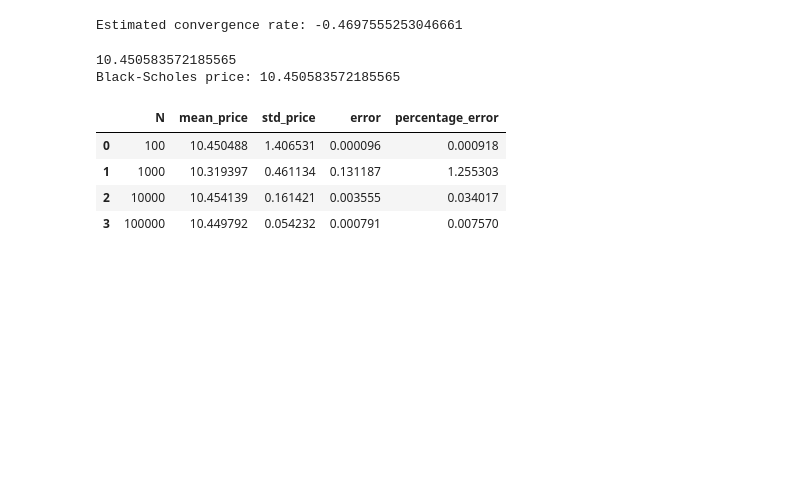
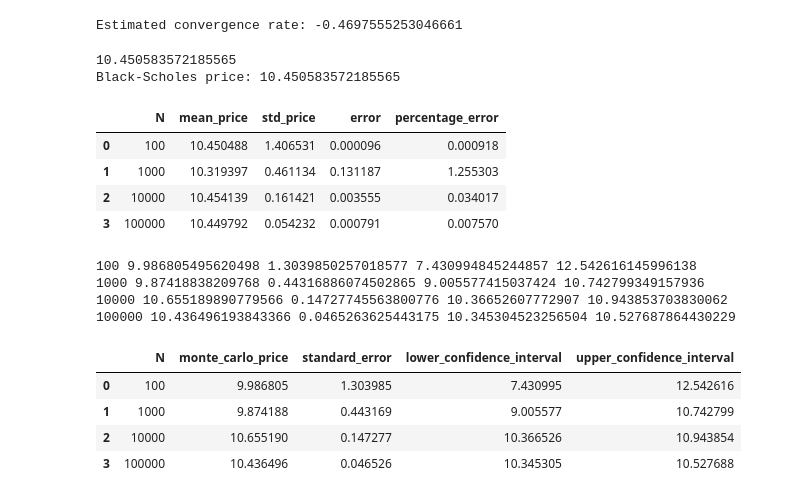
Before and after one commit to phil-C067/M-C-Option-Pricer, a Jupyter notebook: notebooks/01_convergence.ipynb, the cells around one changed output. Drawn from its saved outputs; the diff is of its cells as text; code cells hidden in the pictures; blank space fills up the shorter version.

```diff
--- a/notebooks/01_convergence.ipynb
+++ b/notebooks/01_convergence.ipynb
@@ -79,3 +79,37 @@ df
 | 1 | 1000 | 10.319397 | 0.461134 | 0.131187 | 1.255303 |
 | 2 | 10000 | 10.454139 | 0.161421 | 0.003555 | 0.034017 |
 | 3 | 100000 | 10.449792 | 0.054232 | 0.000791 | 0.007570 |
+# %%
+results_ci = []
+for N in [100,1000,10000,100000]:
+    Z=np.random.normal(0,1,N)
+    ST=S_0*np.exp((r-(sigma**2)/2)*T+sigma*np.sqrt(T)*Z)
+    payoff=np.maximum(0,ST-K)
+    payoff_mean=np.mean(payoff)
+    payoff_std=np.std(payoff,ddof=1)
+    prices=payoff_mean*np.exp(-r*T)
+    standard_error = np.exp(-r * T) * payoff_std / np.sqrt(N)
+    lower = prices - 1.96 * standard_error
+    upper = prices + 1.96 * standard_error
+    print(N,prices,standard_error,lower,upper)
+    results_ci.append({
+        "N": N,
+        "monte_carlo_price": prices,
+        "standard_error": standard_error,
+        "lower_confidence_interval": lower,
+        "upper_confidence_interval": upper
+    })
+# %% [output]
+100 9.986805495620498 1.3039850257018577 7.430994845244857 12.542616145996138
+1000 9.87418838209768 0.44316886074502865 9.005577415037424 10.742799349157936
+10000 10.655189890779566 0.14727745563800776 10.36652607772907 10.943853703830062
+100000 10.436496193843366 0.0465263625443175 10.345304523256504 10.527687864430229
+# %%
+df_ci = pd.DataFrame(results_ci)
+df_ci
+# %% [output]
+|  | N | monte_carlo_price | standard_error | lower_confidence_interval | upper_confidence_interval |
+| 0 | 100 | 9.986805 | 1.303985 | 7.430995 | 12.542616 |
+| 1 | 1000 | 9.874188 | 0.443169 | 9.005577 | 10.742799 |
+| 2 | 10000 | 10.655190 | 0.147277 | 10.366526 | 10.943854 |
+| 3 | 100000 | 10.436496 | 0.046526 | 10.345305 | 10.527688 |
```
Also changed, not shown: parts of 1 cell of this notebook.
